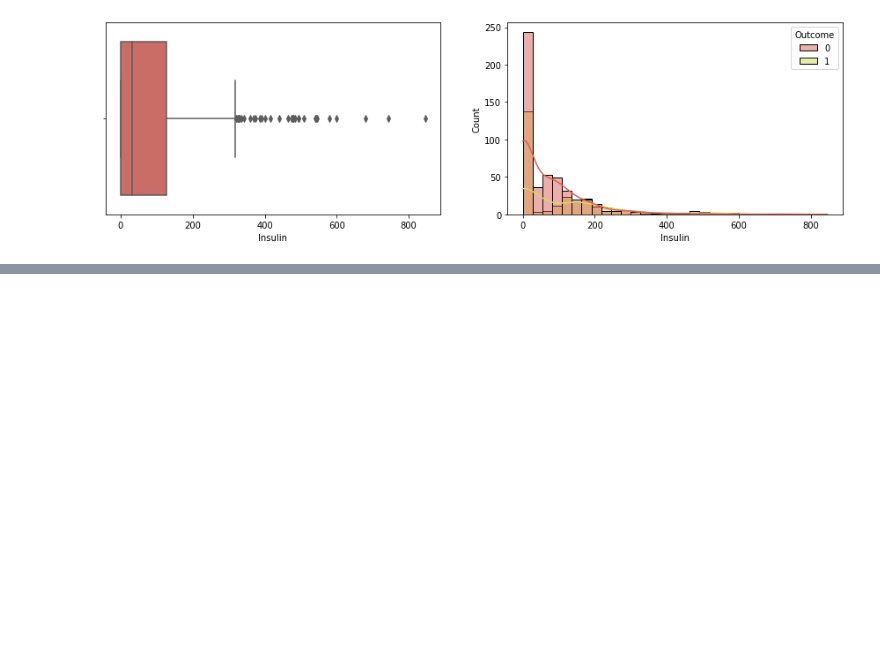
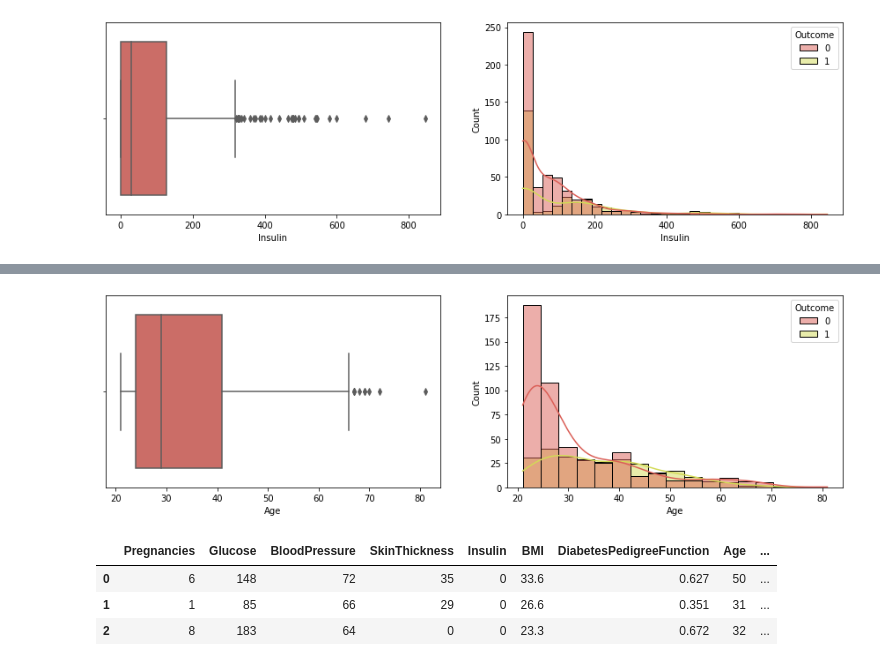
Before and after one commit to bmondal98/diabetes-prediction, a Jupyter notebook: Diabetes_Prediction.ipynb, the cells around one changed output, grey strips where cells are left out. Saved outputs shown, nothing was run; the diff lists cells and outputs as text; code cells hidden in the pictures; blank space fills up the shorter version.

```diff
--- a/Diabetes_Prediction.ipynb
+++ b/Diabetes_Prediction.ipynb
@@ -334,0 +449,18 @@ plt.show()
+# %%
+#https://www.nhlbi.nih.gov/health/educational/lose_wt/BMI/bmi_tbl.pdf
+#according to the health report BMI
+# <18.5  underweight
+# 18.5—24.9	Healthy Weight
+# 25.0—29.9	Overweight
+# 30.0 and Above	Obesity
+# so replacing the outliers with lower and upper limit values
+df['bmi_modified'] = np.where(
+    df['BMI']>upper_bmi_limit,
+    upper_bmi_limit,
+    np.where(
+        df['BMI']<lower_bmi_limit,
+        lower_bmi_limit,
+        df['BMI']
+    )
+)
+df['bmi_modified'].describe()
@@ -334,0 +480,20 @@ plt.show()
+# %%
+#visulaizing body mass index
+fig = plt.figure(figsize=[15,4])
+
+plt.subplot(1,2,1)
+sns.boxplot(x='Age', data=df)
+
+plt.subplot(1,2,2)
+sns.histplot(data=df, hue='Outcome', x="Age",kde=True)
+
+plt.show()
+# %% [output]
+[figure, added]
+# %%
+df.head(3)
+# %% [output]
+|  | Pregnancies | Glucose | BloodPressure | SkinThickness | Insulin | BMI | DiabetesPedigreeFunction | Age | ... |
+| 0 | 6 | 148 | 72 | 35 | 0 | 33.6 | 0.627 | 50 | ... |
+| 1 | 1 | 85 | 66 | 29 | 0 | 26.6 | 0.351 | 31 | ... |
+| 2 | 8 | 183 | 64 | 0 | 0 | 23.3 | 0.672 | 32 | ... |
```
Also changed, not shown: parts of 41 cells of this notebook.
